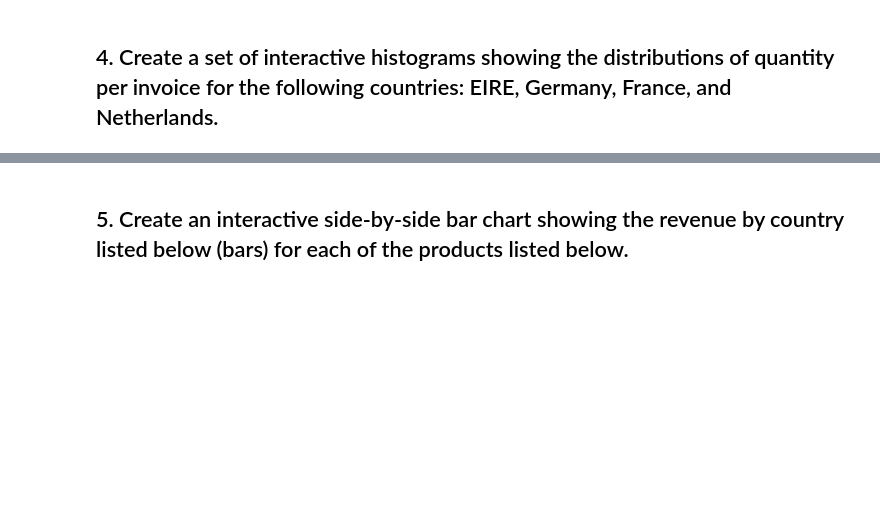
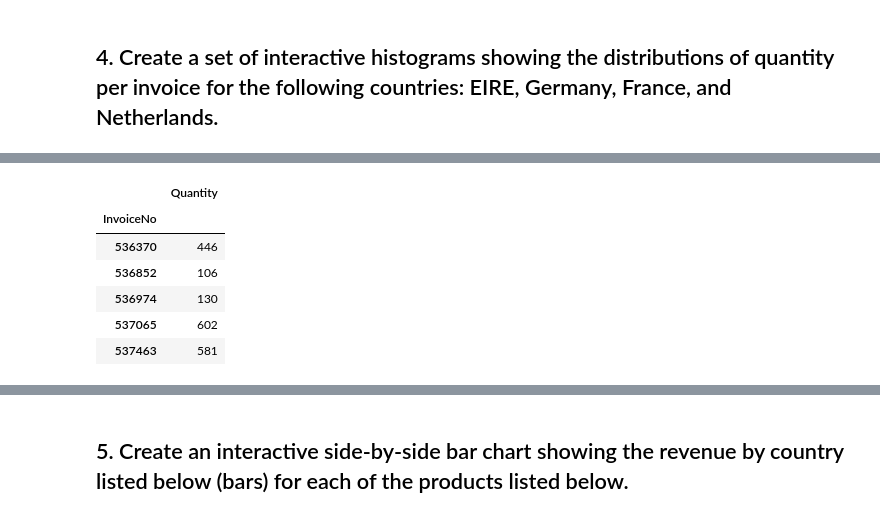
Before and after one commit to Ironhack-Data-Madrid-Octubre-2023/5.2-lab_interactive_visualization, a Jupyter notebook: your-code/main.ipynb, the cells around one changed output, grey strips where cells are left out. Saved outputs shown, nothing was run; the diff lists cells and outputs as text; code cells hidden in the pictures; blank space fills up the shorter version.

```diff
--- a/your-code/main.ipynb
+++ b/your-code/main.ipynb
@@ -138,0 +216,7 @@ tofrance.iplot(kind='line', xTitle='Date', title='Total quantity and revenue to
+# %%
+france = data[data.Country == 'France']
+
+france = pd.pivot_table(france, values=['Quantity'], index='InvoiceNo', aggfunc='sum')
+
+france.iplot(kind='bar', xTitle='invoice', yTitle='qty',
+           title='France Qty per invoice dist')
@@ -138,0 +225,10 @@ tofrance.iplot(kind='line', xTitle='Date', title='Total quantity and revenue to
+# %%
+france.head()
+# %% [output]
+|  | Quantity |
+| InvoiceNo |  |
+| 536370 | 446 |
+| 536852 | 106 |
+| 536974 | 130 |
+| 537065 | 602 |
+| 537463 | 581 |
```
Also changed, not shown: parts of 14 cells of this notebook.
